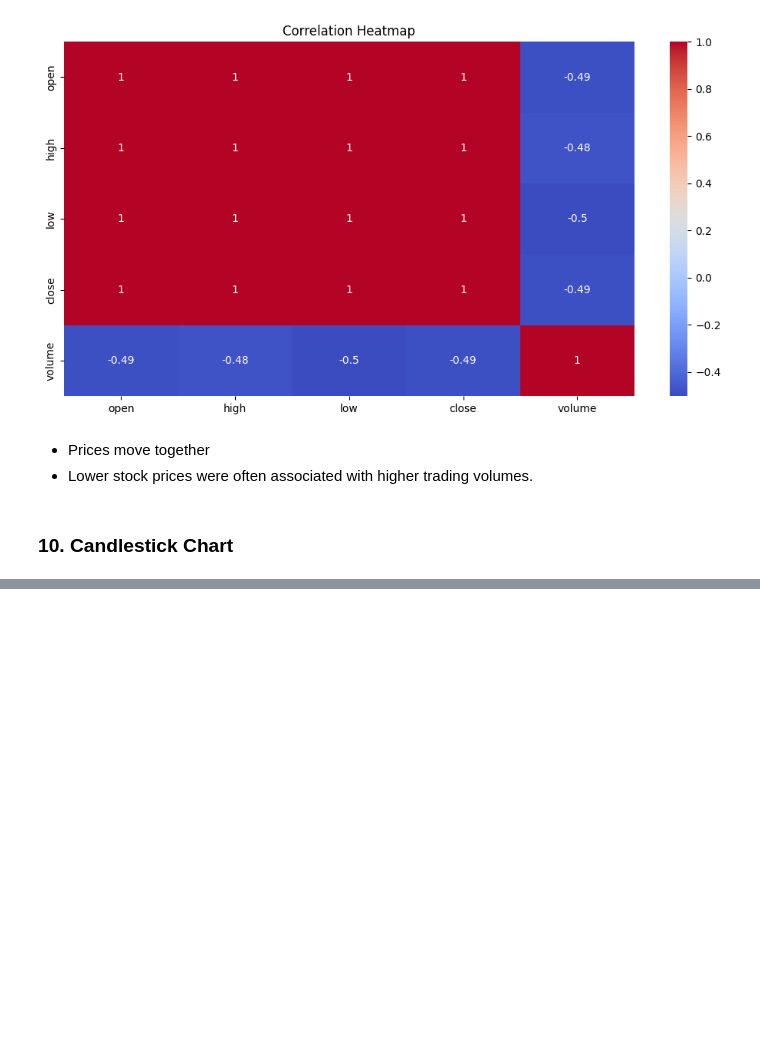
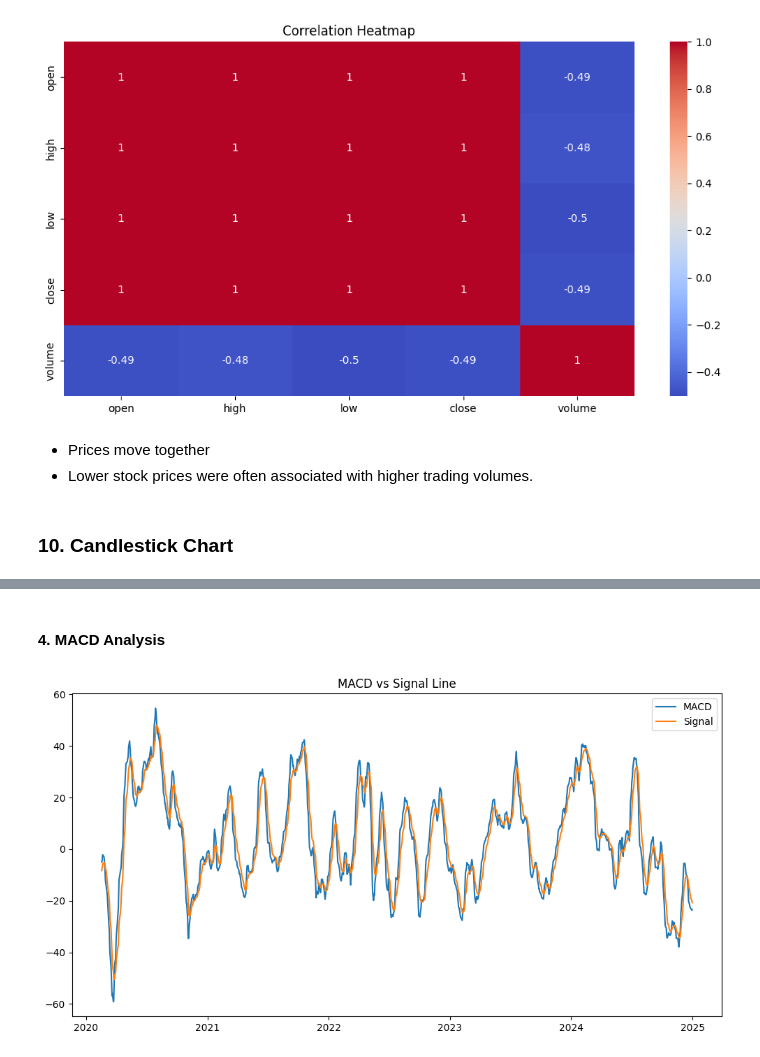
Before and after one commit to bhuvansai93/ds_project_stock_price_prediction, a Jupyter notebook: code_reliance.ipynb, the cells around one changed output, grey strips where cells are left out. Drawn from its saved outputs; the diff is of its cells as text; code cells hidden in the pictures; blank space fills up the shorter version.

```diff
--- a/code_reliance.ipynb
+++ b/code_reliance.ipynb
@@ -411,0 +652,13 @@ fig.show()
+# %% [markdown]
+#### 4. MACD Analysis
+# %%
+plt.figure(figsize=(12,6))
+
+plt.plot(reliance_df.index, reliance_df['macd'], label='MACD')
+plt.plot(reliance_df.index, reliance_df['macd_signal'], label='Signal')
+
+plt.legend()
+plt.title('MACD vs Signal Line')
+plt.show()
+# %% [output]
+[figure, added]
```
Also changed, not shown: parts of 43 cells of this notebook.
